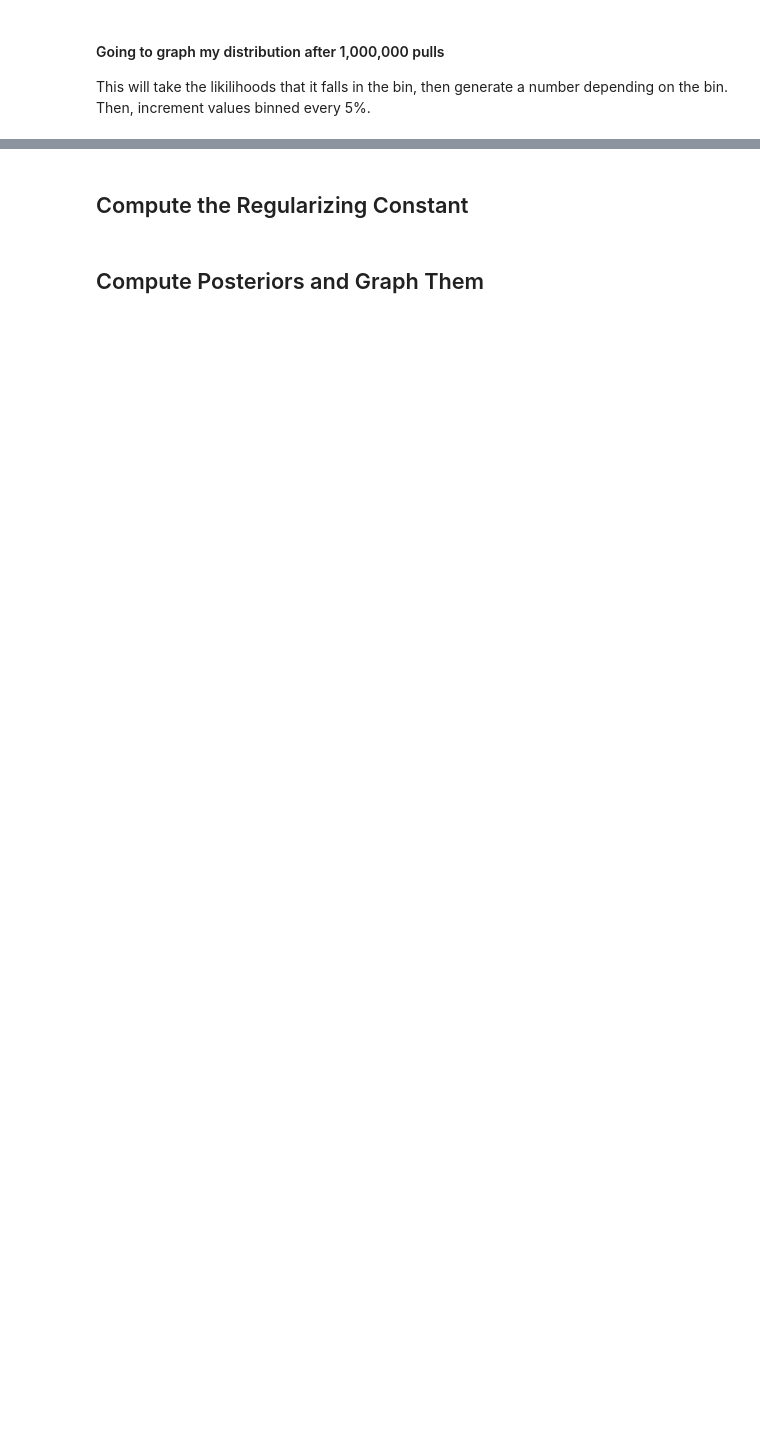
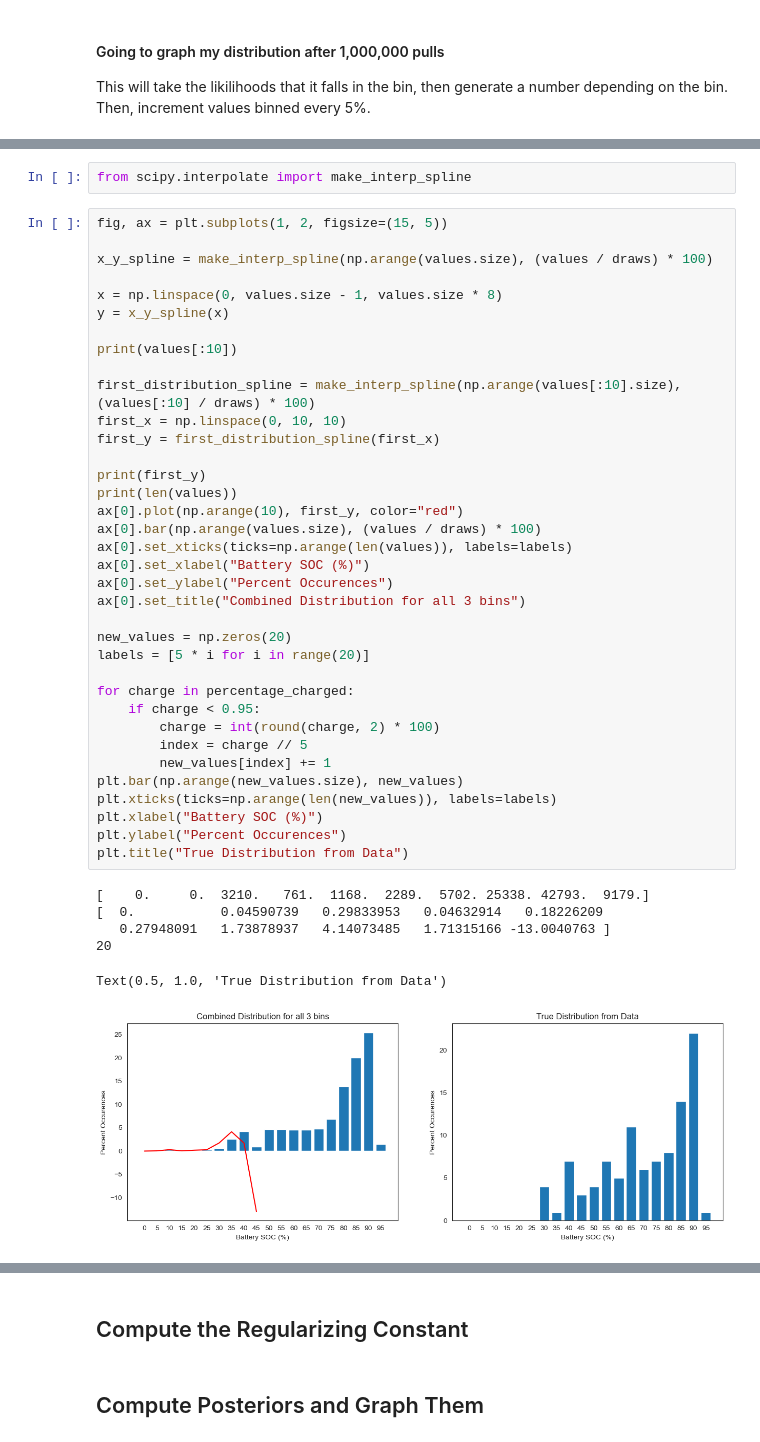
Before and after one commit to DIRECTLab/Predictive-EMS, a Jupyter notebook: BayesianUpdater/bayesian_updater_soc.ipynb, the cells around one changed output, grey strips where cells are left out. Saved outputs shown, nothing was run; the diff lists cells and outputs as text; blank space fills up the shorter version.

```diff
--- a/BayesianUpdater/bayesian_updater_soc.ipynb
+++ b/BayesianUpdater/bayesian_updater_soc.ipynb
@@ -199,0 +214,45 @@ Text(0.5, 1.0, 'True Distribution from Data')
+# %%
+from scipy.interpolate import make_interp_spline
+# %%
+fig, ax = plt.subplots(1, 2, figsize=(15, 5))
+
+x_y_spline = make_interp_spline(np.arange(values.size), (values / draws) * 100)
+
+x = np.linspace(0, values.size - 1, values.size * 8)
+y = x_y_spline(x)
+
+print(values[:10])
+
+first_distribution_spline = make_interp_spline(np.arange(values[:10].size), (values[:10] / draws) * 100)
+first_x = np.linspace(0, 10, 10)
+first_y = first_distribution_spline(first_x)
+
+print(first_y)
+print(len(values))
+ax[0].plot(np.arange(10), first_y, color="red")
+ax[0].bar(np.arange(values.size), (values / draws) * 100)
+ax[0].set_xticks(ticks=np.arange(len(values)), labels=labels)
+ax[0].set_xlabel("Battery SOC (%)")
+ax[0].set_ylabel("Percent Occurences")
+ax[0].set_title("Combined Distribution for all 3 bins")
+
+new_values = np.zeros(20)
+labels = [5 * i for i in range(20)]
+
+for charge in percentage_charged:
+    if charge < 0.95:
+        charge = int(round(charge, 2) * 100)
+        index = charge // 5
+        new_values[index] += 1
+plt.bar(np.arange(new_values.size), new_values)
+plt.xticks(ticks=np.arange(len(new_values)), labels=labels)
+plt.xlabel("Battery SOC (%)")
+plt.ylabel("Percent Occurences")
+plt.title("True Distribution from Data")
+# %% [output]
+[    0.     0.  3210.   761.  1168.  2289.  5702. 25338. 42793.  9179.]
+[  0.           0.04590739   0.29833953   0.04632914   0.18226209
+   0.27948091   1.73878937   4.14073485   1.71315166 -13.0040763 ]
+20
+Text(0.5, 1.0, 'True Distribution from Data')
+[figure, added]
```
Also changed, not shown: parts of 8 cells of this notebook, 6 other files.
